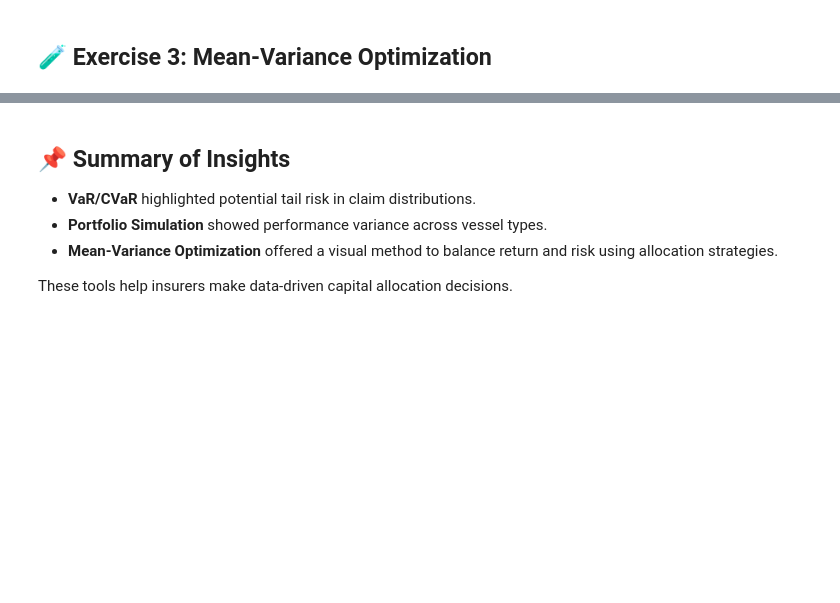
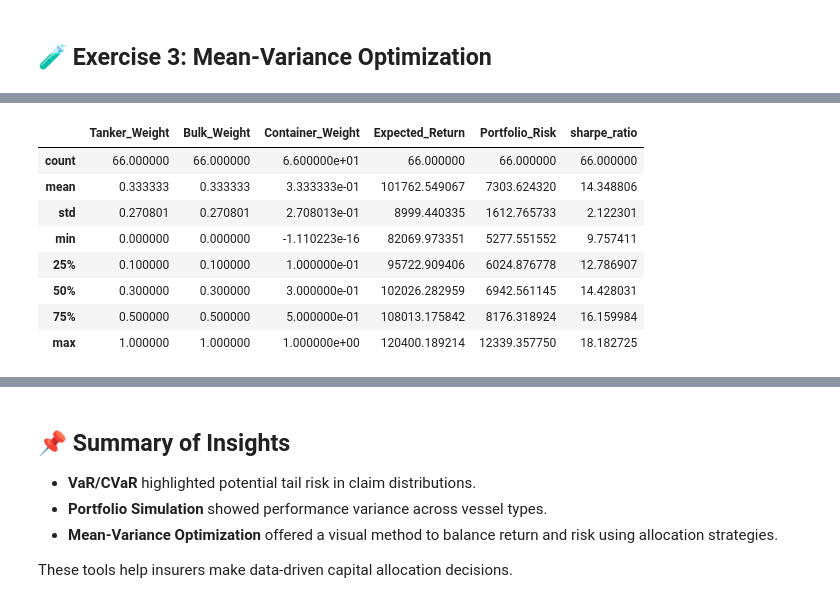
Before and after one commit to anshupandey/MSA-analytics, a Jupyter notebook: POTMS2/Lab4_Ocean_Hull_Insurance_Optimization.ipynb, the cells around one changed output, grey strips where cells are left out. Drawn from its saved outputs; the diff is of its cells as text; code cells hidden in the pictures; blank space fills up the shorter version.

```diff
--- a/POTMS2/Lab4_Ocean_Hull_Insurance_Optimization.ipynb
+++ b/POTMS2/Lab4_Ocean_Hull_Insurance_Optimization.ipynb
@@ -125,0 +154,9 @@ plt.show()
+# %%
+# always observe highest sharpe ratio,
+# sharpe_ratio = [Expected_return - Rf(risk free rate) ] / Risk(std_dev)
+
+opt_df['sharpe_ratio'] = opt_df['Expected_Return']/opt_df['Portfolio_Risk']
+best_portfolio = opt_df.loc[np.argmax(opt_df['sharpe_ratio'])]
+
+print("Best Distribution")
+print(best_portfolio)
@@ -125,0 +172,12 @@ plt.show()
+# %%
+opt_df.describe()
+# %% [output]
+|  | Tanker_Weight | Bulk_Weight | Container_Weight | Expected_Return | Portfolio_Risk | sharpe_ratio |
+| count | 66.000000 | 66.000000 | 6.600000e+01 | 66.000000 | 66.000000 | 66.000000 |
+| mean | 0.333333 | 0.333333 | 3.333333e-01 | 101762.549067 | 7303.624320 | 14.348806 |
+| std | 0.270801 | 0.270801 | 2.708013e-01 | 8999.440335 | 1612.765733 | 2.122301 |
+| min | 0.000000 | 0.000000 | -1.110223e-16 | 82069.973351 | 5277.551552 | 9.757411 |
+| 25% | 0.100000 | 0.100000 | 1.000000e-01 | 95722.909406 | 6024.876778 | 12.786907 |
+| 50% | 0.300000 | 0.300000 | 3.000000e-01 | 102026.282959 | 6942.561145 | 14.428031 |
+| 75% | 0.500000 | 0.500000 | 5.000000e-01 | 108013.175842 | 8176.318924 | 16.159984 |
+| max | 1.000000 | 1.000000 | 1.000000e+00 | 120400.189214 | 12339.357750 | 18.182725 |
```
Also changed, not shown: parts of 7 cells of this notebook.
